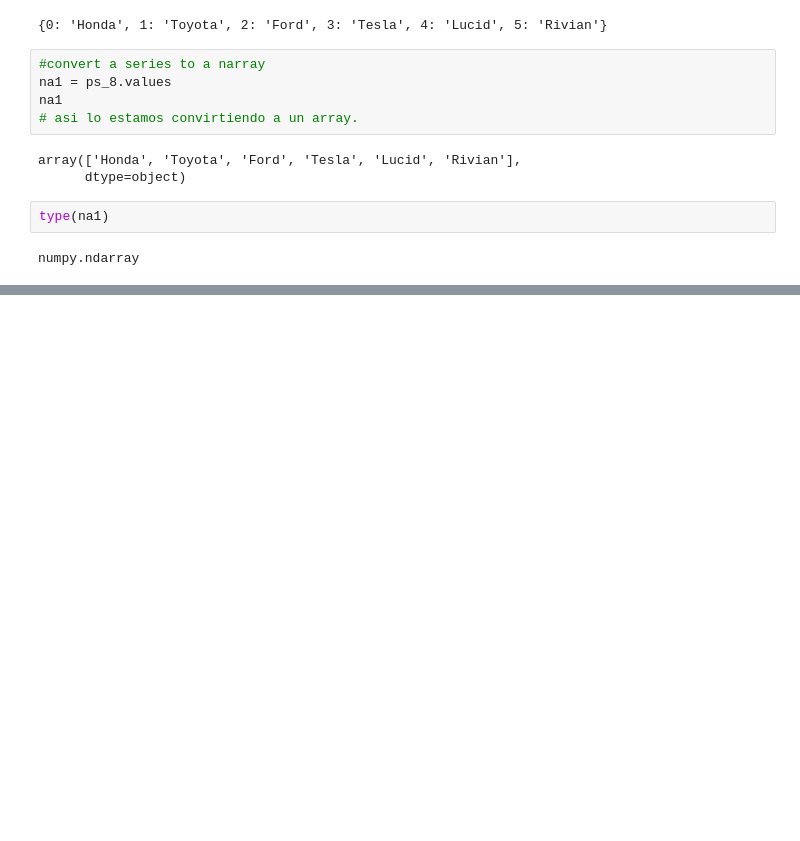
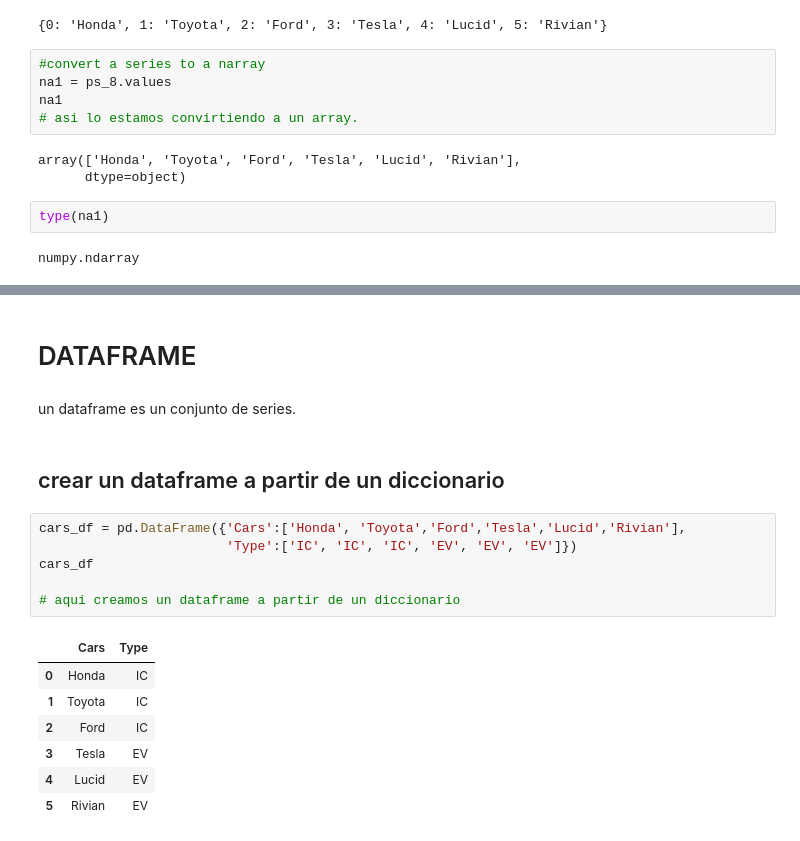
Before and after one commit to pacomm5/Plantillas, a Jupyter notebook: PANDAS.ipynb, the cells around one changed output, grey strips where cells are left out. Cells and saved outputs as stored; diff of their text form; blank space fills up the shorter version.

```diff
--- a/PANDAS.ipynb
+++ b/PANDAS.ipynb
@@ -289,0 +344,20 @@ numpy.ndarray
+# %% [markdown]
+# DATAFRAME
+# %% [markdown]
+un dataframe es un conjunto de series.
+# %% [markdown]
+## crear un dataframe a partir de un diccionario
+# %%
+cars_df = pd.DataFrame({'Cars':['Honda', 'Toyota','Ford','Tesla','Lucid','Rivian'],
+                        'Type':['IC', 'IC', 'IC', 'EV', 'EV', 'EV']})
+cars_df
+
+# aqui creamos un dataframe a partir de un diccionario
+# %% [output]
+|  | Cars | Type |
+| 0 | Honda | IC |
+| 1 | Toyota | IC |
+| 2 | Ford | IC |
+| 3 | Tesla | EV |
+| 4 | Lucid | EV |
+| 5 | Rivian | EV |
```
Also changed, not shown: parts of 25 cells of this notebook.
